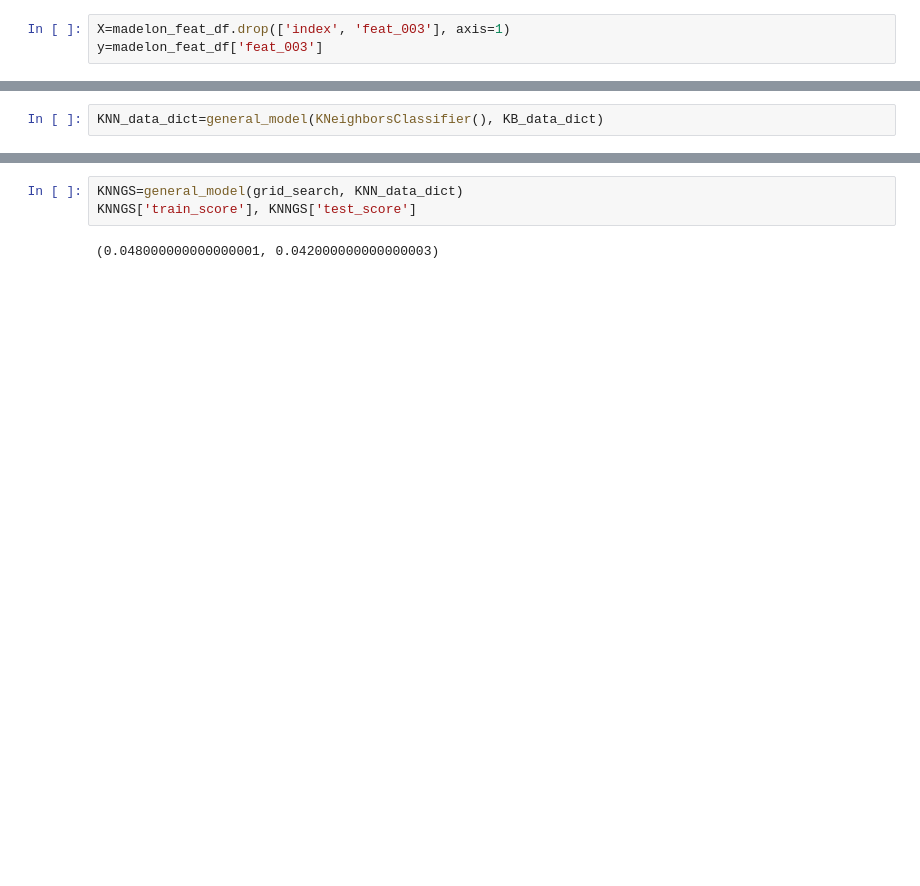
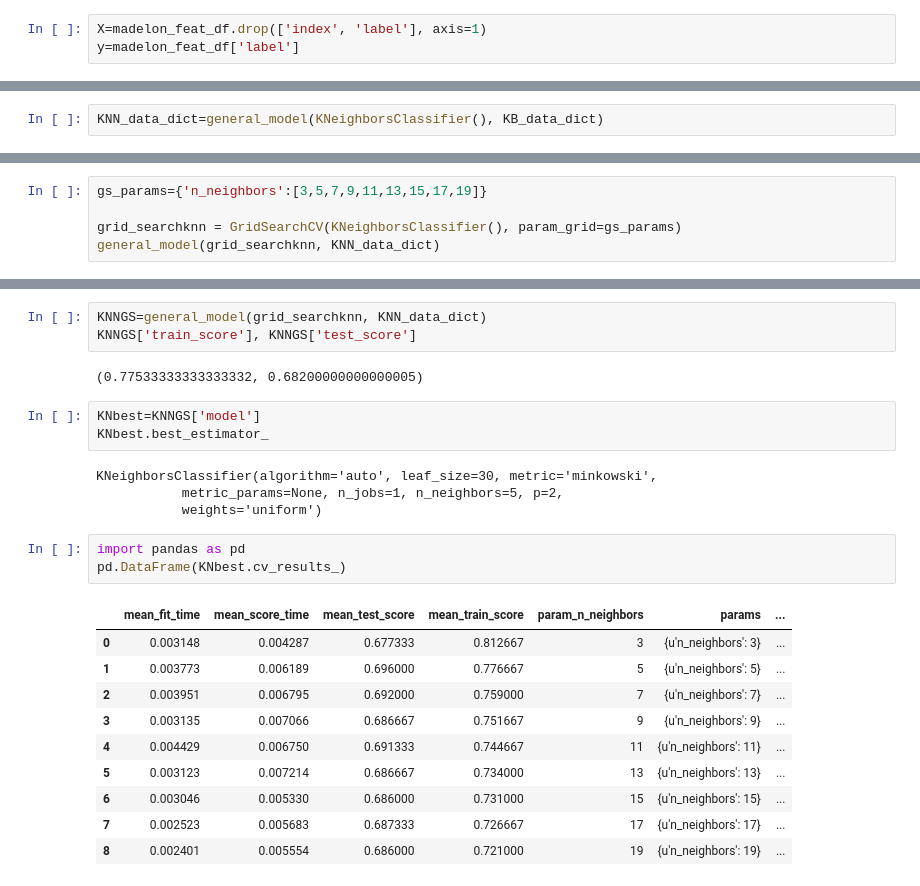
Before and after one commit to rsasaki83/project-5, a Jupyter notebook: step_3-build_model-final1.ipynb, the cells around one changed output, grey strips where cells are left out. Saved outputs shown, nothing was run; the diff lists cells and outputs as text; blank space fills up the shorter version.

```diff
--- a/step_3-build_model-final1.ipynb
+++ b/step_3-build_model-final1.ipynb
@@ -42,8 +42,8 @@ madelon_feat_df.head()
 | 4 | 4 | 484 | 502 | 528 | 489 | 466 | 481 | 402 | 478 | 487 | ... |
 5 rows × 502 columns
 # %%
-X=madelon_feat_df.drop(['index', 'feat_003'], axis=1)
-y=madelon_feat_df['feat_003']
+X=madelon_feat_df.drop(['index', 'label'], axis=1)
+y=madelon_feat_df['label']
 # %%
 make_data_dict(X,y)
 # %% [output]
@@ -212,0 +192,5 @@ general_model(grid_search, KNN_data_dict)
+# %%
+gs_params={'n_neighbors':[3,5,7,9,11,13,15,17,19]}
+
+grid_searchknn = GridSearchCV(KNeighborsClassifier(), param_grid=gs_params)
+general_model(grid_searchknn, KNN_data_dict)
@@ -213,5 +215,26 @@ general_model(grid_search, KNN_data_dict)
 # %%
-KNNGS=general_model(grid_search, KNN_data_dict)
+KNNGS=general_model(grid_searchknn, KNN_data_dict)
 KNNGS['train_score'], KNNGS['test_score']
 # %% [output]
-(0.048000000000000001, 0.042000000000000003)
+(0.77533333333333332, 0.68200000000000005)
+# %%
+KNbest=KNNGS['model']
+KNbest.best_estimator_
+# %% [output]
+KNeighborsClassifier(algorithm='auto', leaf_size=30, metric='minkowski',
+           metric_params=None, n_jobs=1, n_neighbors=5, p=2,
+           weights='uniform')
+# %%
+import pandas as pd
+pd.DataFrame(KNbest.cv_results_)
+# %% [output]
+|  | mean_fit_time | mean_score_time | mean_test_score | mean_train_score | param_n_neighbors | params | ... |
+| 0 | 0.003148 | 0.004287 | 0.677333 | 0.812667 | 3 | {u'n_neighbors': 3} | ... |
+| 1 | 0.003773 | 0.006189 | 0.696000 | 0.776667 | 5 | {u'n_neighbors': 5} | ... |
+| 2 | 0.003951 | 0.006795 | 0.692000 | 0.759000 | 7 | {u'n_neighbors': 7} | ... |
+| 3 | 0.003135 | 0.007066 | 0.686667 | 0.751667 | 9 | {u'n_neighbors': 9} | ... |
+| 4 | 0.004429 | 0.006750 | 0.691333 | 0.744667 | 11 | {u'n_neighbors': 11} | ... |
+| 5 | 0.003123 | 0.007214 | 0.686667 | 0.734000 | 13 | {u'n_neighbors': 13} | ... |
+| 6 | 0.003046 | 0.005330 | 0.686000 | 0.731000 | 15 | {u'n_neighbors': 15} | ... |
+| 7 | 0.002523 | 0.005683 | 0.687333 | 0.726667 | 17 | {u'n_neighbors': 17} | ... |
+| 8 | 0.002401 | 0.005554 | 0.686000 | 0.721000 | 19 | {u'n_neighbors': 19} | ... |
```
Also changed, not shown: parts of 9 cells of this notebook, 5 other files.
